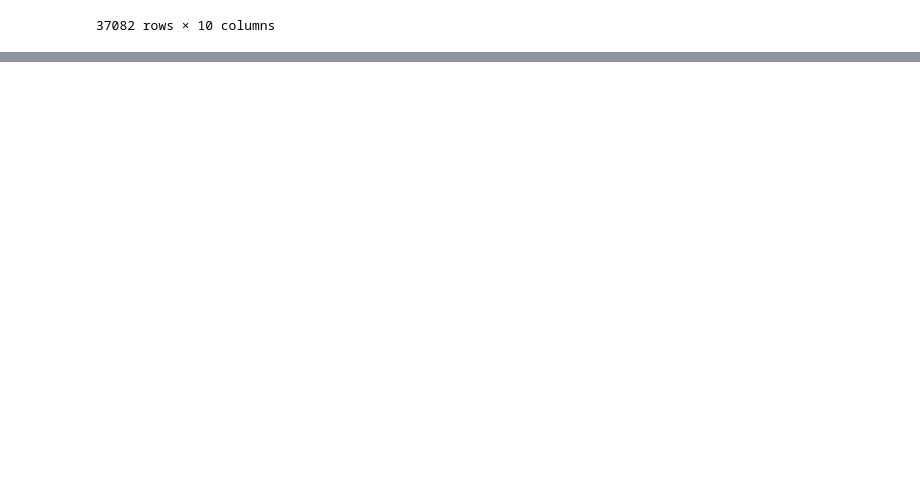
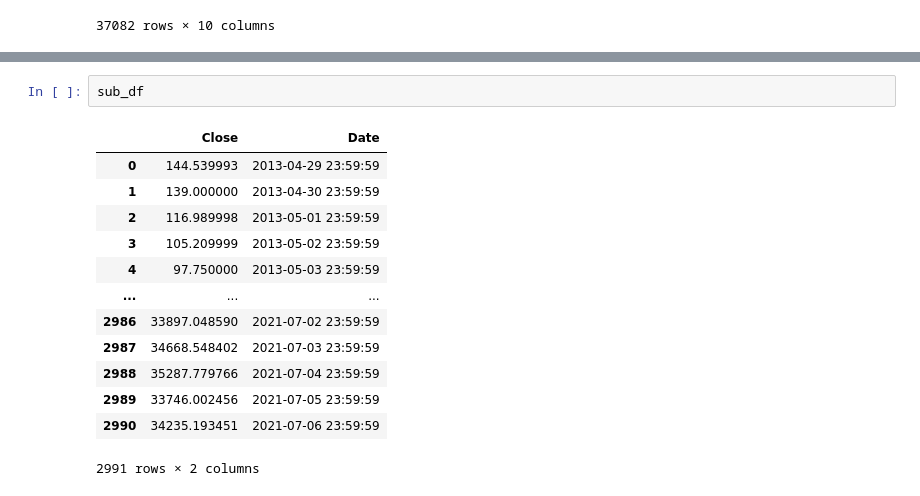
Before and after one commit to fmelihh/crypto-anomaly-detection-bot, a Jupyter notebook: jupyter/anomaly_detection.ipynb, the cells around one changed output, grey strips where cells are left out. Drawn from its saved outputs; the diff is of its cells as text; blank space fills up the shorter version.

```diff
--- a/jupyter/anomaly_detection.ipynb
+++ b/jupyter/anomaly_detection.ipynb
@@ -26,0 +48,16 @@ df
+# %%
+sub_df
+# %% [output]
+|  | Close | Date |
+| 0 | 144.539993 | 2013-04-29 23:59:59 |
+| 1 | 139.000000 | 2013-04-30 23:59:59 |
+| 2 | 116.989998 | 2013-05-01 23:59:59 |
+| 3 | 105.209999 | 2013-05-02 23:59:59 |
+| 4 | 97.750000 | 2013-05-03 23:59:59 |
+| ... | ... | ... |
+| 2986 | 33897.048590 | 2021-07-02 23:59:59 |
+| 2987 | 34668.548402 | 2021-07-03 23:59:59 |
+| 2988 | 35287.779766 | 2021-07-04 23:59:59 |
+| 2989 | 33746.002456 | 2021-07-05 23:59:59 |
+| 2990 | 34235.193451 | 2021-07-06 23:59:59 |
+2991 rows × 2 columns
```
Also changed, not shown: parts of 9 cells of this notebook, 2 other files.
